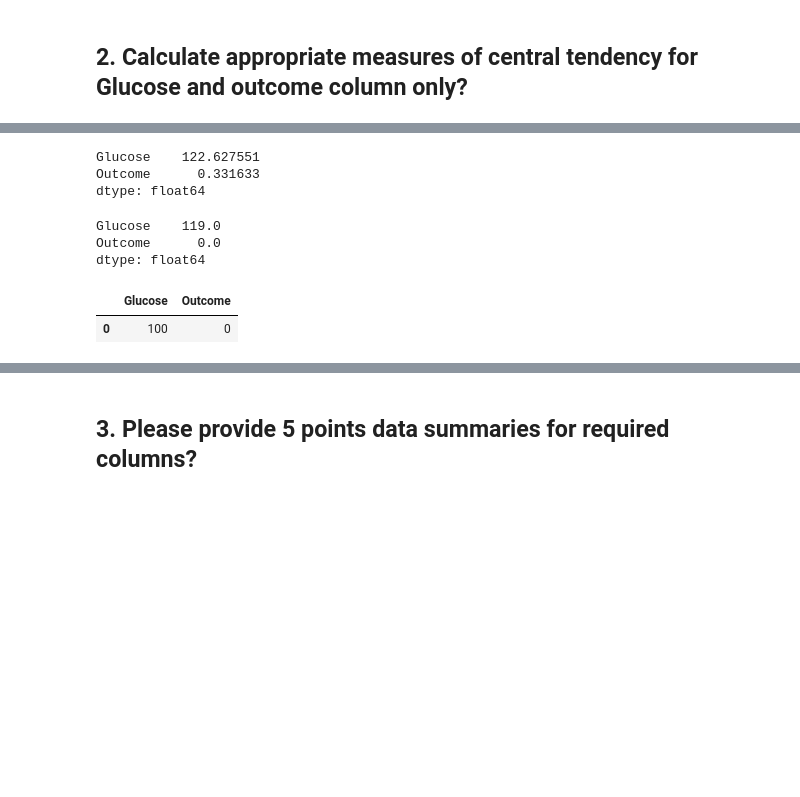
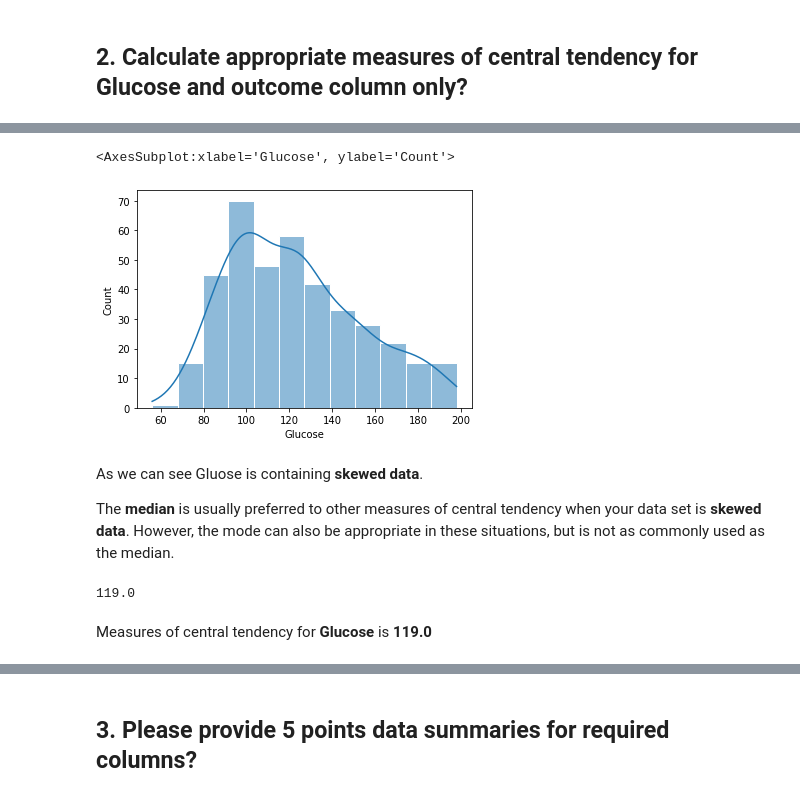
Before and after one commit to rhythmbhavsar/Diabetes-, a Jupyter notebook: Diabities.ipynb, the cells around one changed output, grey strips where cells are left out. Cells and saved outputs as stored; diff of their text form; code cells hidden in the pictures; blank space fills up the shorter version.

```diff
--- a/Diabities.ipynb
+++ b/Diabities.ipynb
@@ -33,5 +34,5 @@ import matplotlib.pyplot as plt
 import warnings
 warnings.filterwarnings("ignore")
 # %%
-dia = pd.read_csv("diabetes.csv")
+diabetes = pd.read_csv("diabetes.csv")
 # %%
@@ -84,0 +90,10 @@ dbt
+# %%
+#dropping null values
+
+drop_Glu=diabetes.index[diabetes.Glucose == 0].tolist()
+drop_BP=diabetes.index[diabetes.BloodPressure == 0].tolist()
+drop_Skin = diabetes.index[diabetes.SkinThickness==0].tolist()
+drop_Ins = diabetes.index[diabetes.Insulin==0].tolist()
+drop_BMI = diabetes.index[diabetes.BMI==0].tolist()
+c=drop_Glu+drop_BP+drop_Skin+drop_Ins+drop_BMI
+diabetes_f=diabetes.drop(diabetes.index[c])
@@ -146,23 +148,17 @@ gno
-# %%
-#Mean of Glucose and outcome
-
-gno.mean()
-# %% [output]
-Glucose    122.627551
-Outcome      0.331633
-dtype: float64
-# %%
-#Median of Glucose and outcome
-
-gno.median()
-# %% [output]
-Glucose    119.0
-Outcome      0.0
-dtype: float64
-# %%
-#Mode of Glucose and outcome
-
-gno.mode()
-# %% [output]
-|  | Glucose | Outcome |
-| 0 | 100 | 0 |
+# %%
+#Plotting histogram for the distribution
+
+sns.histplot(diabetes_f['Glucose'], kde=True,edgecolor = 'white')
+# %% [output]
+<AxesSubplot:xlabel='Glucose', ylabel='Count'>
+[figure, added]
+# %% [markdown]
+As we can see Gluose is containing **skewed data**.
+
+The **median** is usually preferred to other measures of central tendency when your data set is **skewed data**. However, the mode can also be appropriate in these situations, but is not as commonly used as the median.
+# %%
+diabetes_f.Glucose.median()
+# %% [output]
+119.0
+# %% [markdown]
+Measures of central tendency for **Glucose** is **119.0**
```
Also changed, not shown: parts of 67 cells of this notebook.
